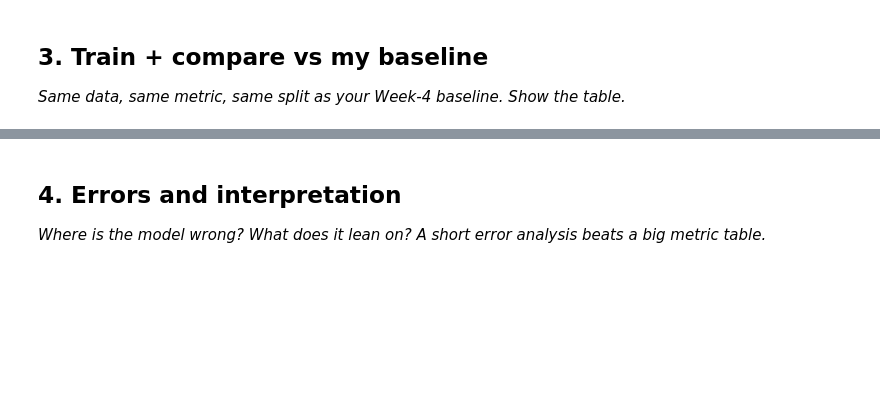
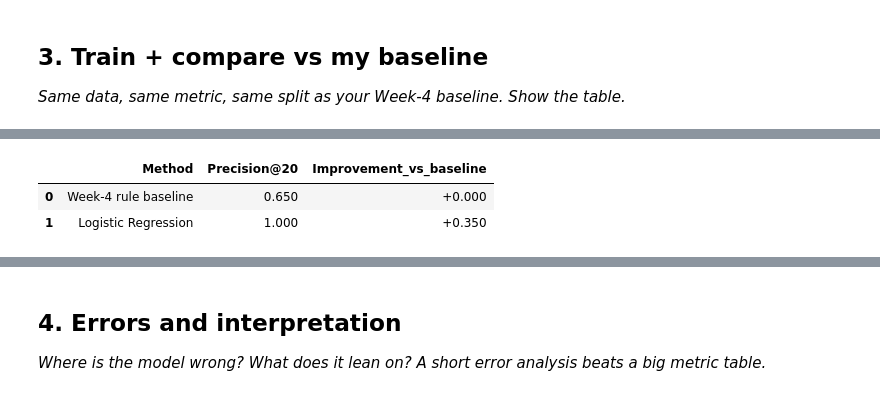
Before and after one commit to prakash587/flyrank-ml-internship-starter, a Jupyter notebook: work/notebooks/w05_model.ipynb, the cells around one changed output, grey strips where cells are left out. Cells and saved outputs as stored; diff of their text form; code cells hidden in the pictures; blank space fills up the shorter version.

```diff
--- a/work/notebooks/w05_model.ipynb
+++ b/work/notebooks/w05_model.ipynb
@@ -29,0 +232,11 @@ This skeleton is yours to fill. Work the sections **in order** — each one has
+# %%
+#comparing against the week-4 baseline
+def precision_at_k(y_true, scores, k=20):
+    y_true = np.asarray(y_true)
+    scores = np.asarray(scores)
+
+    k = min(k, len(y_true))
+
+    top_k_idx = np.argsort(scores)[::-1][:k]
+
+    return y_true[top_k_idx].mean()
@@ -29,0 +300,27 @@ This skeleton is yours to fill. Work the sections **in order** — each one has
+# %%
+#model -vs- baseline table
+results = pd.DataFrame({
+    "Method": [
+        "Week-4 rule baseline",
+        "Logistic Regression"
+    ],
+    "Precision@20": [
+        baseline_p20,
+        model_p20
+    ]
+})
+
+results["Improvement_vs_baseline"] = (
+    results["Precision@20"] - baseline_p20
+)
+
+results
+
+results.style.format({
+    "Precision@20": "{:.3f}",
+    "Improvement_vs_baseline": "{:+.3f}"
+})
+# %% [output]
+|  | Method | Precision@20 | Improvement_vs_baseline |
+| 0 | Week-4 rule baseline | 0.650 | +0.000 |
+| 1 | Logistic Regression | 1.000 | +0.350 |
```
Also changed, not shown: parts of 20 cells of this notebook.
